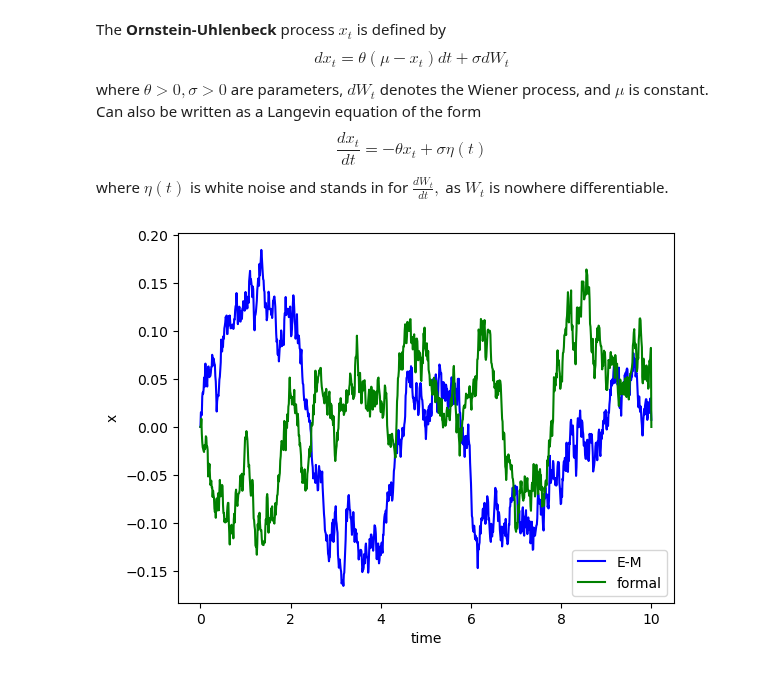
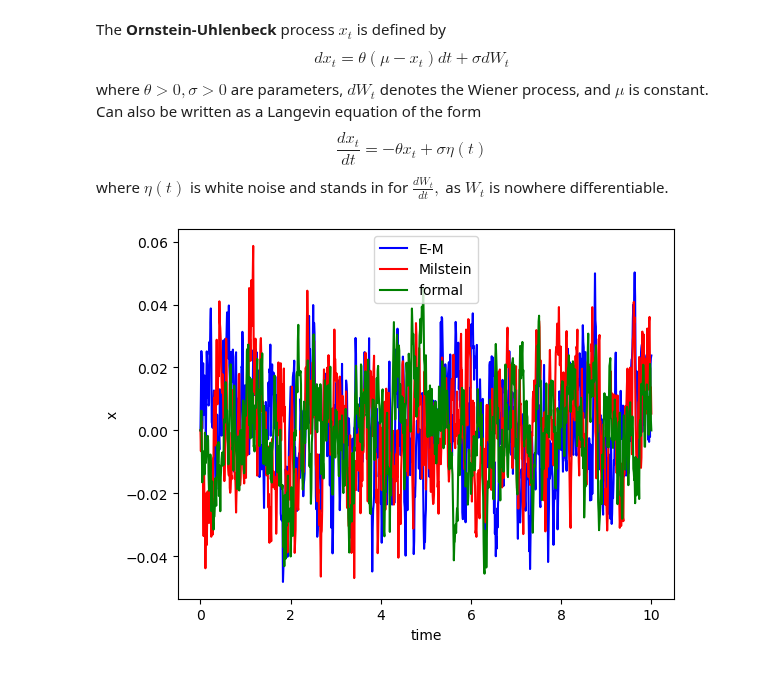
Before and after one commit to abhirao-03/stochastic-resonance, a Jupyter notebook: todd/SDE.ipynb, the cells around one changed output. Drawn from its saved outputs; the diff is of its cells as text; code cells hidden in the pictures.

Commit message:
Added milstein back

```diff
--- a/todd/SDE.ipynb
+++ b/todd/SDE.ipynb
@@ -9,7 +9,7 @@ from scipy.integrate import quad
 The **Ornstein-Uhlenbeck** process $x_t$ is defined by $$dx_t=\theta(\mu - x_t)dt+\sigma dW_t$$ where $\theta > 0, \sigma > 0$ are parameters, $dW_t$ denotes the Wiener process, and $\mu$ is constant. Can also be written as a Langevin equation of the form $$\frac{dx_t}{dt}=-\theta x_t + \sigma \eta (t)$$ where $\eta (t)$ is white noise and stands in for $\frac{dW_t}{dt},$ as $W_t$ is nowhere differentiable.
 # %%
 class Model:
-    THETA = 0.15
+    THETA = 20
     MU = 0
     SIGMA = 0.1
 
@@ -36,6 +36,25 @@ def run_simulation_EM():
         t = (i - 1) * DT
         y = ys[i - 1]
         ys[i] = y + mu(y, t) * DT + sigma(y, t) * dW(DT)
+    return TS, ys
+
+def run_simulation_Mil():
+    T_INIT = 0
+    T_END = 10
+    N = 1000
+    DT = float(T_END - T_INIT) / N
+    TS = np.arange(T_INIT, T_END + DT, DT)
+    assert TS.size == N + 1
+
+    Y_INIT = 0
+
+    ys = np.zeros(TS.size)
+    ys[0] = Y_INIT
+    for i in range(1, TS.size):
+        t = T_INIT + (i - 1) * DT
+        y = ys[i - 1]
+        ys[i] = y + mu(y,t) * DT + sigma(y,t) * dW(DT) + sigma(y,t)**2/2 * y * (dW(DT)**2 - DT)
+
     return TS, ys
 
 def run_simulation_formal():
@@ -48,32 +67,33 @@ def run_simulation_formal():
     #E-M approx for integral
     ws = np.zeros(TS.size)
     for i in range(1, TS.size-1):
         t = (i - 1) * DT
         ws[i+1]=ws[i]+np.exp(Model.THETA*t)*dW(DT)
 
     Y_INIT = 0
     ys = np.zeros(TS.size)
     ys[0] = Y_INIT
     for i in range(1, TS.size-1):
         t = (i - 1) * DT
         ex=np.exp(-Model.THETA * t)
         ys[i] = (Y_INIT * ex +
                  Model.MU * (1 - ex) +
                  Model.SIGMA * ex * ws[i])
     return TS, ys
 
 def plot_simulations(num_sims: int):
     for _ in range(num_sims):
         plt.plot(*run_simulation_EM(), color='blue')
+        plt.plot(*run_simulation_Mil(), color='red')
         plt.plot(*run_simulation_formal(), color='green')
 
     plt.xlabel("time")
     plt.ylabel("x")
-    plt.gca().legend(('E-M', 'formal'))
+    plt.gca().legend(('E-M', 'Milstein', 'formal'))
     plt.show()
 
 if __name__ == "__main__":
     NUM_SIMS = 1
     plot_simulations(NUM_SIMS)
 # %% [output]
-[figure, old version]
+[figure, new version]
```
